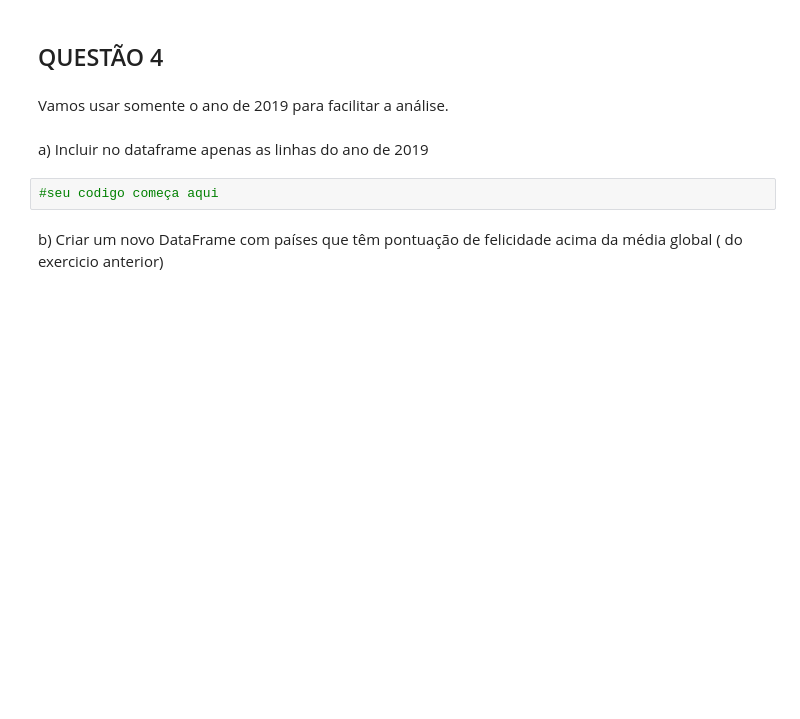
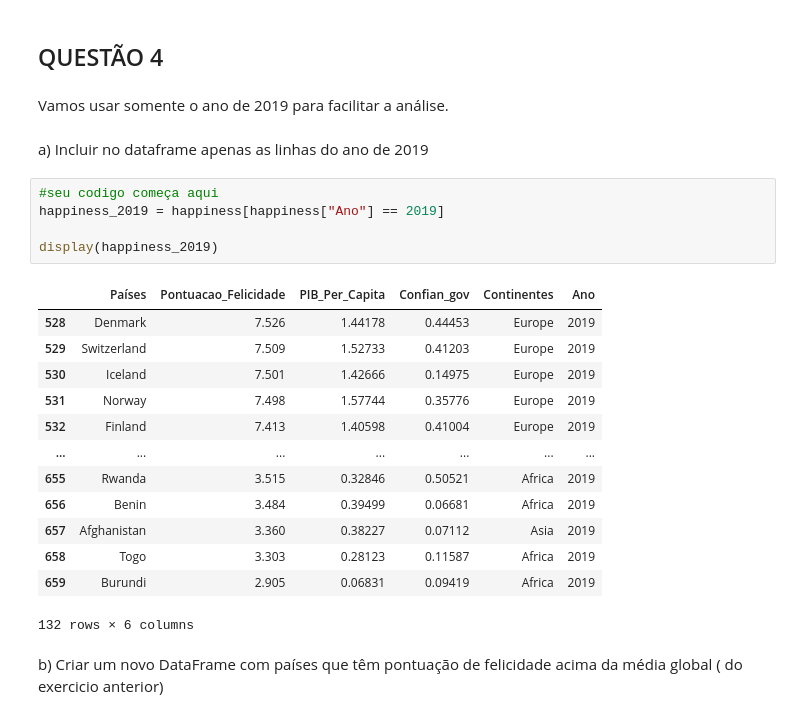
Before and after one commit to pedrohsc-dev/lista_5_de_exercicios, a Jupyter notebook: lista5pandas1.ipynb, the cells around one changed output. Saved outputs shown, nothing was run; the diff lists cells and outputs as text; blank space fills up the shorter version.

```diff
--- a/lista5pandas1.ipynb
+++ b/lista5pandas1.ipynb
@@ -164,6 +176,23 @@ Vamos usar somente o ano de 2019 para facilitar a análise.
 a) Incluir no dataframe apenas as linhas do ano de 2019
 # %%
 #seu codigo começa aqui
+happiness_2019 = happiness[happiness["Ano"] == 2019]
+
+display(happiness_2019)
+# %% [output]
+|  | Países | Pontuacao_Felicidade | PIB_Per_Capita | Confian_gov | Continentes | Ano |
+| 528 | Denmark | 7.526 | 1.44178 | 0.44453 | Europe | 2019 |
+| 529 | Switzerland | 7.509 | 1.52733 | 0.41203 | Europe | 2019 |
+| 530 | Iceland | 7.501 | 1.42666 | 0.14975 | Europe | 2019 |
+| 531 | Norway | 7.498 | 1.57744 | 0.35776 | Europe | 2019 |
+| 532 | Finland | 7.413 | 1.40598 | 0.41004 | Europe | 2019 |
+| ... | ... | ... | ... | ... | ... | ... |
+| 655 | Rwanda | 3.515 | 0.32846 | 0.50521 | Africa | 2019 |
+| 656 | Benin | 3.484 | 0.39499 | 0.06681 | Africa | 2019 |
+| 657 | Afghanistan | 3.360 | 0.38227 | 0.07112 | Asia | 2019 |
+| 658 | Togo | 3.303 | 0.28123 | 0.11587 | Africa | 2019 |
+| 659 | Burundi | 2.905 | 0.06831 | 0.09419 | Africa | 2019 |
+132 rows × 6 columns
 # %% [markdown]
 b) Criar um novo DataFrame com países que têm pontuação de felicidade acima da média global ( do exercicio anterior)
 # %%
```
Also changed, not shown: parts of 5 cells of this notebook.
